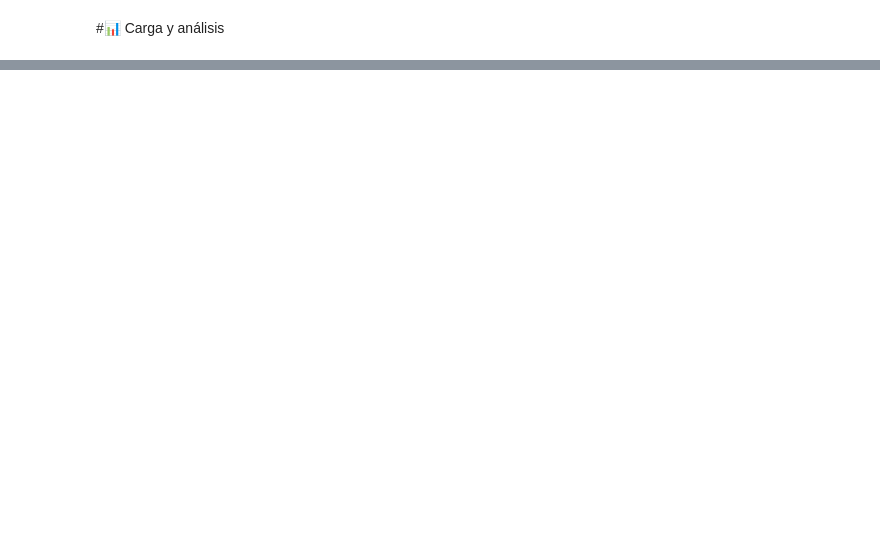
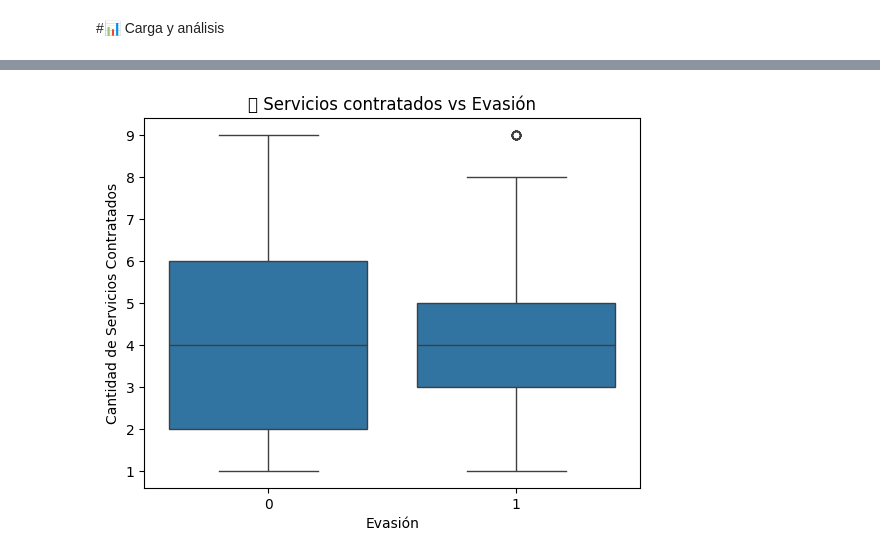
Before and after one commit to ARTAA123/TelecomX_alura, a Jupyter notebook: TelecomX_LATAM.ipynb, the cells around one changed output, grey strips where cells are left out. Drawn from its saved outputs; the diff is of its cells as text; code cells hidden in the pictures; blank space fills up the shorter version.

```diff
--- a/TelecomX_LATAM.ipynb
+++ b/TelecomX_LATAM.ipynb
@@ -414,0 +647,3 @@ data
+# %%
+# Copiar del DataFrame original para análisis
+df_corr = data.copy()
@@ -414,0 +710,5 @@ data
+# %%
+NumServices = ['ServicioTelefonico',
+       'MultiplesLineas', 'ServicioInternet', 'SeguridadEnLinea',
+       'BackupEnLinea', 'ProteccionEnLinea', 'SoporteTecnico', 'StreamingTV',
+       'StreamingPeliculas']
@@ -414,0 +731,16 @@ data
+# %%
+df_corr['ServicioInternet'] =df_corr['ServicioInternet'].apply(lambda x: 1 if x == 'Fiber optic' or x== 'DSL' else 0)
+# %%
+df_corr['NumServicios'] = df_corr[NumServices].sum(axis=1)
+# %%
+import seaborn as sns
+import matplotlib.pyplot as plt
+
+# Gráfico de cajas
+sns.boxplot(x='Churn', y='NumServicios', data=df_corr)
+plt.title('📦 Servicios contratados vs Evasión')
+plt.xlabel('Evasión')
+plt.ylabel('Cantidad de Servicios Contratados')
+plt.show()
+# %% [output]
+[figure, added]
```
Also changed, not shown: parts of 55 cells of this notebook.
